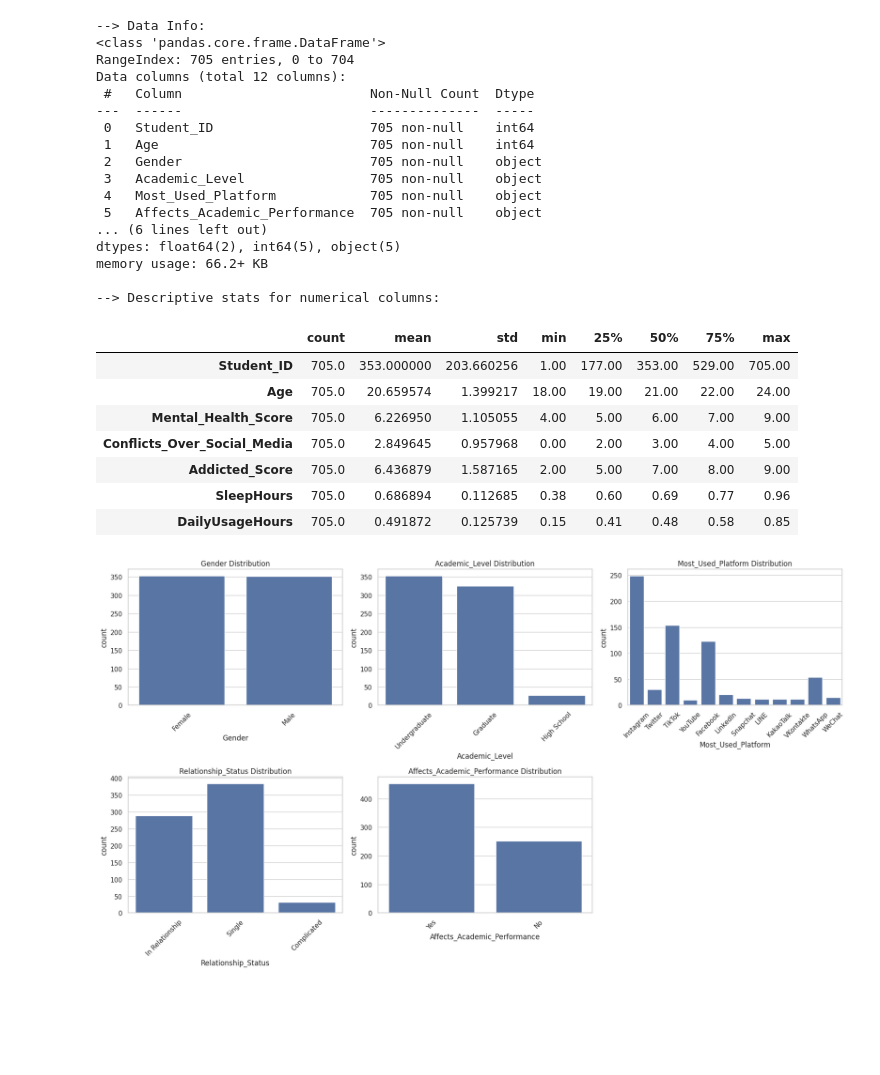
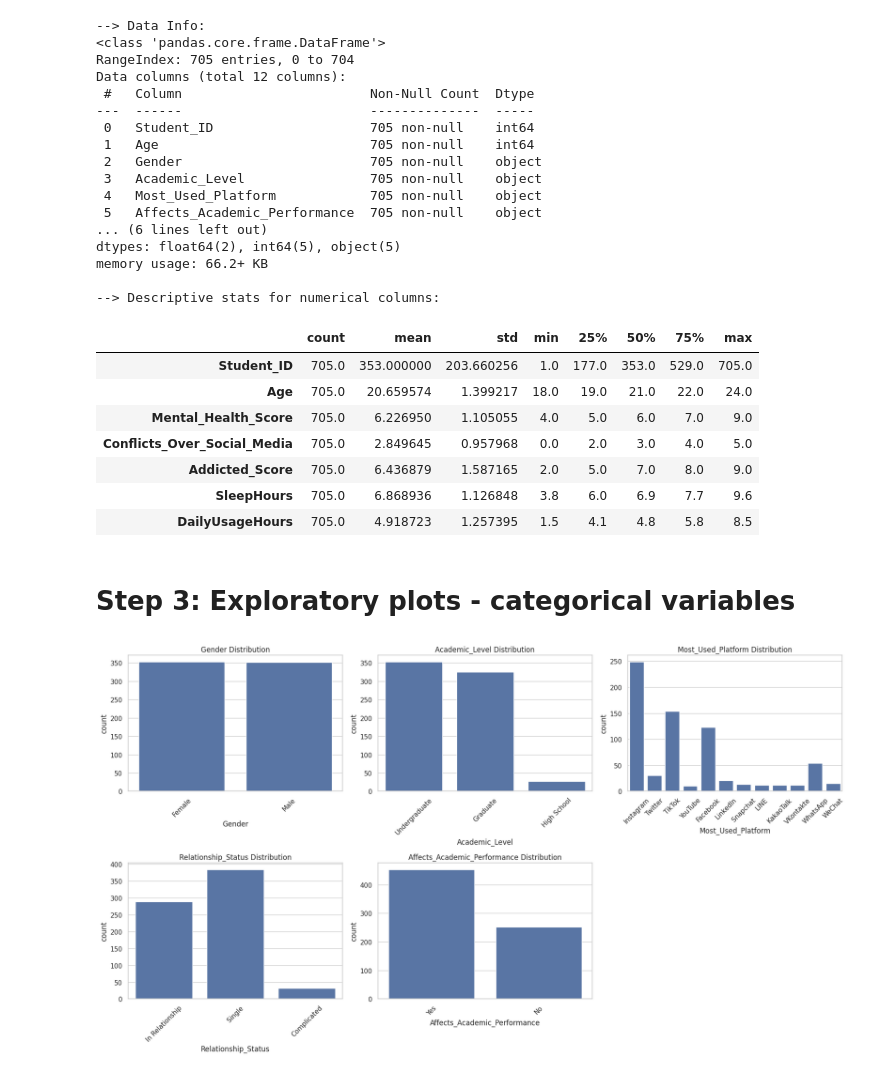
Before and after one commit to GirottoLLS/Social-Media-and-Academic-Impact, a Jupyter notebook: Notebooks/social_media_analysis.ipynb, the cells around one changed output. Drawn from its saved outputs; the diff is of its cells as text; code cells hidden in the pictures; blank space fills up the shorter version.

```diff
--- a/Notebooks/social_media_analysis.ipynb
+++ b/Notebooks/social_media_analysis.ipynb
@@ -28,42 +34,40 @@ response = requests.get(url)
 # %%
-# Step 2: Load and preprocess data
-
-# Load dataset, drop unnecessary columns, and rescale hours
 df = pd.read_csv(url)
 df.drop(columns=['Country'], errors='ignore', inplace=True)
-df['SleepHours'] = df['Sleep_Hours_Per_Night'] / 10
-df['DailyUsageHours'] = df['Avg_Daily_Usage_Hours'] / 10
+df['SleepHours'] = df['Sleep_Hours_Per_Night']
+df['DailyUsageHours'] = df['Avg_Daily_Usage_Hours']
 df.drop(columns=['Sleep_Hours_Per_Night', 'Avg_Daily_Usage_Hours'], inplace=True)
 
-# Quick data overview
 print("--> Data Info:")
 df.info()
 print("\n--> Descriptive stats for numerical columns:")
 df.select_dtypes(include=[np.number]).describe().T
 # %% [output]
 --> Data Info:
 <class 'pandas.core.frame.DataFrame'>
 RangeIndex: 705 entries, 0 to 704
 Data columns (total 12 columns):
  #   Column                        Non-Null Count  Dtype
 ---  ------                        --------------  -----
  0   Student_ID                    705 non-null    int64
  1   Age                           705 non-null    int64
  2   Gender                        705 non-null    object
  3   Academic_Level                705 non-null    object
  4   Most_Used_Platform            705 non-null    object
  5   Affects_Academic_Performance  705 non-null    object
 ... (6 lines left out)
 dtypes: float64(2), int64(5), object(5)
 memory usage: 66.2+ KB
 
 --> Descriptive stats for numerical columns:
 |  | count | mean | std | min | 25% | 50% | 75% | max |
-| Student_ID | 705.0 | 353.000000 | 203.660256 | 1.00 | 177.00 | 353.00 | 529.00 | 705.00 |
-| Age | 705.0 | 20.659574 | 1.399217 | 18.00 | 19.00 | 21.00 | 22.00 | 24.00 |
-| Mental_Health_Score | 705.0 | 6.226950 | 1.105055 | 4.00 | 5.00 | 6.00 | 7.00 | 9.00 |
-| Conflicts_Over_Social_Media | 705.0 | 2.849645 | 0.957968 | 0.00 | 2.00 | 3.00 | 4.00 | 5.00 |
-| Addicted_Score | 705.0 | 6.436879 | 1.587165 | 2.00 | 5.00 | 7.00 | 8.00 | 9.00 |
-| SleepHours | 705.0 | 0.686894 | 0.112685 | 0.38 | 0.60 | 0.69 | 0.77 | 0.96 |
-| DailyUsageHours | 705.0 | 0.491872 | 0.125739 | 0.15 | 0.41 | 0.48 | 0.58 | 0.85 |
+| Student_ID | 705.0 | 353.000000 | 203.660256 | 1.0 | 177.0 | 353.0 | 529.0 | 705.0 |
+| Age | 705.0 | 20.659574 | 1.399217 | 18.0 | 19.0 | 21.0 | 22.0 | 24.0 |
+| Mental_Health_Score | 705.0 | 6.226950 | 1.105055 | 4.0 | 5.0 | 6.0 | 7.0 | 9.0 |
+| Conflicts_Over_Social_Media | 705.0 | 2.849645 | 0.957968 | 0.0 | 2.0 | 3.0 | 4.0 | 5.0 |
+| Addicted_Score | 705.0 | 6.436879 | 1.587165 | 2.0 | 5.0 | 7.0 | 8.0 | 9.0 |
+| SleepHours | 705.0 | 6.868936 | 1.126848 | 3.8 | 6.0 | 6.9 | 7.7 | 9.6 |
+| DailyUsageHours | 705.0 | 4.918723 | 1.257395 | 1.5 | 4.1 | 4.8 | 5.8 | 8.5 |
+# %% [markdown]
+# Step 3: Exploratory plots - categorical variables
 # %%
```
Also changed, not shown: parts of 58 cells of this notebook.
